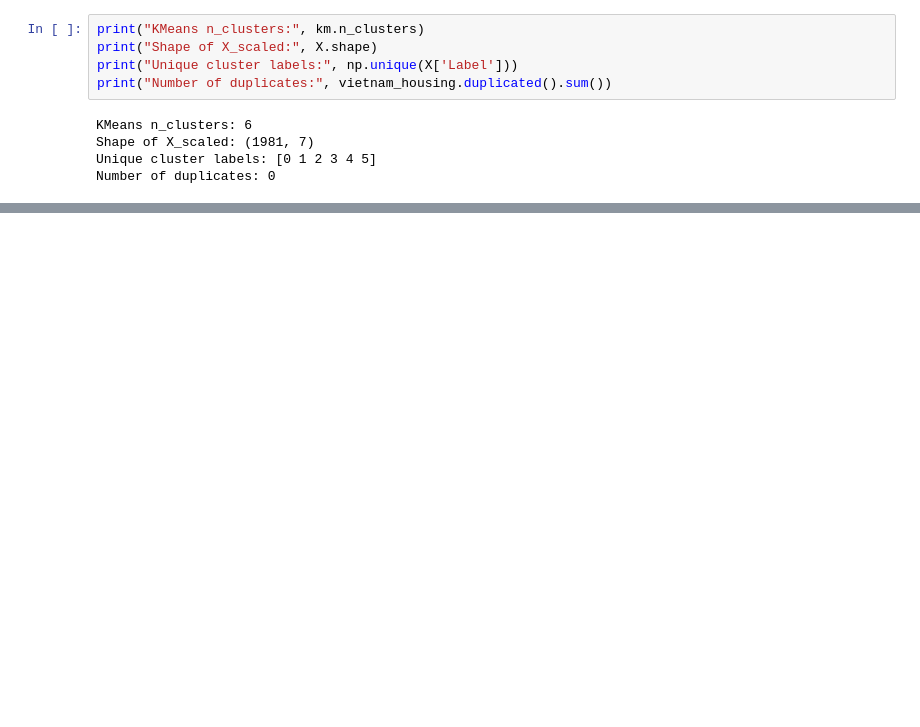
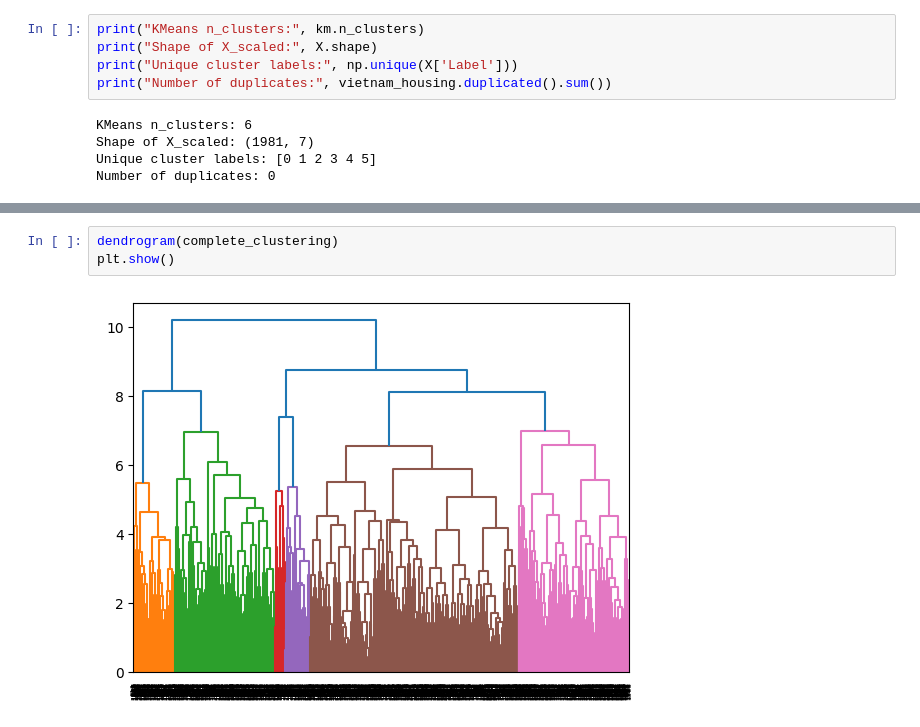
Before and after one commit to Project-cu-i-k/final_project_group4, a Jupyter notebook: python_project.ipynb, the cells around one changed output, grey strips where cells are left out. Saved outputs shown, nothing was run; the diff lists cells and outputs as text; blank space fills up the shorter version.

```diff
--- a/python_project.ipynb
+++ b/python_project.ipynb
@@ -331,0 +371,5 @@ Number of duplicates: 0
+# %%
+dendrogram(complete_clustering)
+plt.show()
+# %% [output]
+[figure, added]
```
Also changed, not shown: parts of 16 cells of this notebook, 1 other file.
